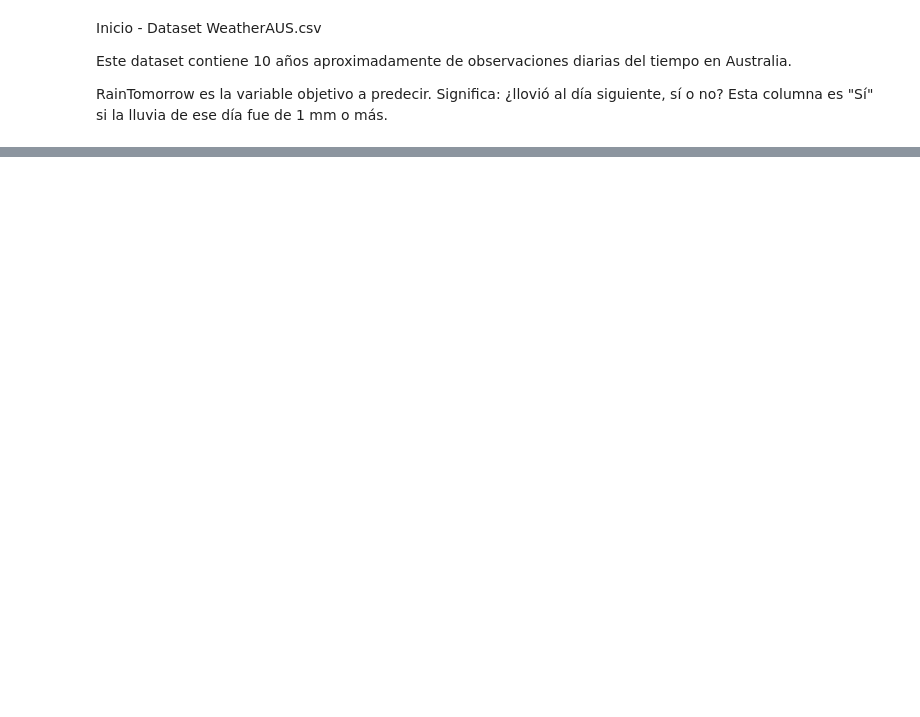
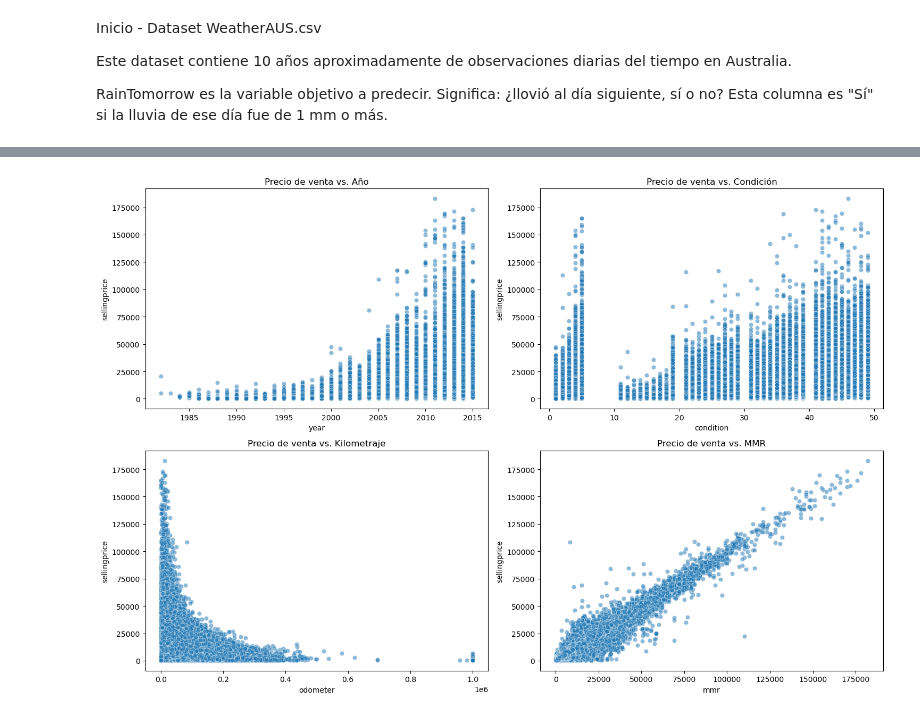
Before and after one commit to maxidom99/DataScience-CoderHouse, a Jupyter notebook: project.ipynb, the cells around one changed output, grey strips where cells are left out. Cells and saved outputs as stored; diff of their text form; code cells hidden in the pictures; blank space fills up the shorter version.

```diff
--- a/project.ipynb
+++ b/project.ipynb
@@ -23,0 +117,28 @@ df.describe()
+# %%
+# Scatter plots para visualizar la relación entre el precio de venta y otras variables numéricas
+plt.figure(figsize=(15, 10))
+
+# Relación entre el precio de venta y el año
+plt.subplot(2, 2, 1)
+sns.scatterplot(x='year', y='sellingprice', data=df, alpha=0.5)
+plt.title('Precio de venta vs. Año')
+
+# Relación entre el precio de venta y la condición
+plt.subplot(2, 2, 2)
+sns.scatterplot(x='condition', y='sellingprice', data=df, alpha=0.5)
+plt.title('Precio de venta vs. Condición')
+
+# Relación entre el precio de venta y el kilometraje
+plt.subplot(2, 2, 3)
+sns.scatterplot(x='odometer', y='sellingprice', data=df, alpha=0.5)
+plt.title('Precio de venta vs. Kilometraje')
+
+# Relación entre el precio de venta y el MMR
+plt.subplot(2, 2, 4)
+sns.scatterplot(x='mmr', y='sellingprice', data=df, alpha=0.5)
+plt.title('Precio de venta vs. MMR')
+
+plt.tight_layout()
+plt.show()
+# %% [output]
+[figure, added]
```
Also changed, not shown: parts of 16 cells of this notebook, 1 other file.
